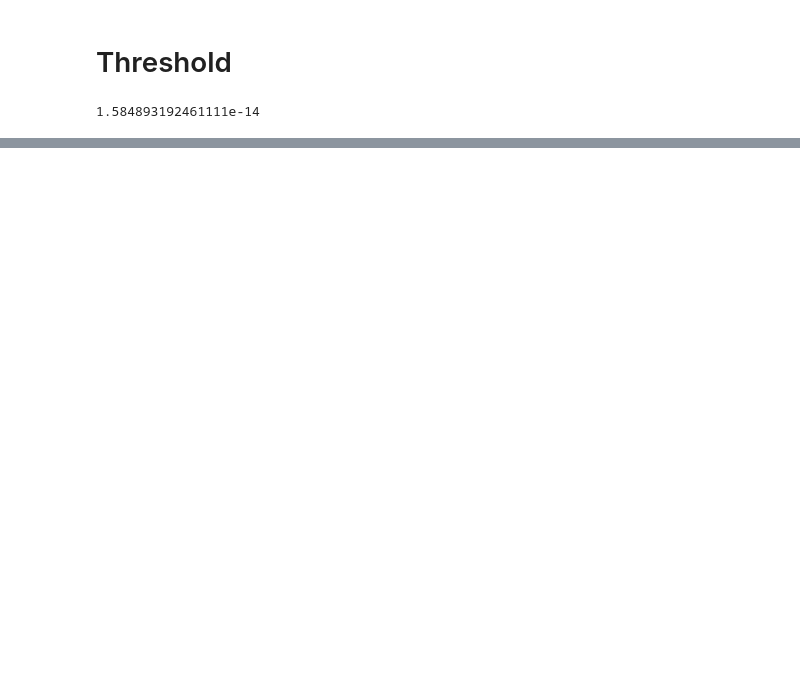
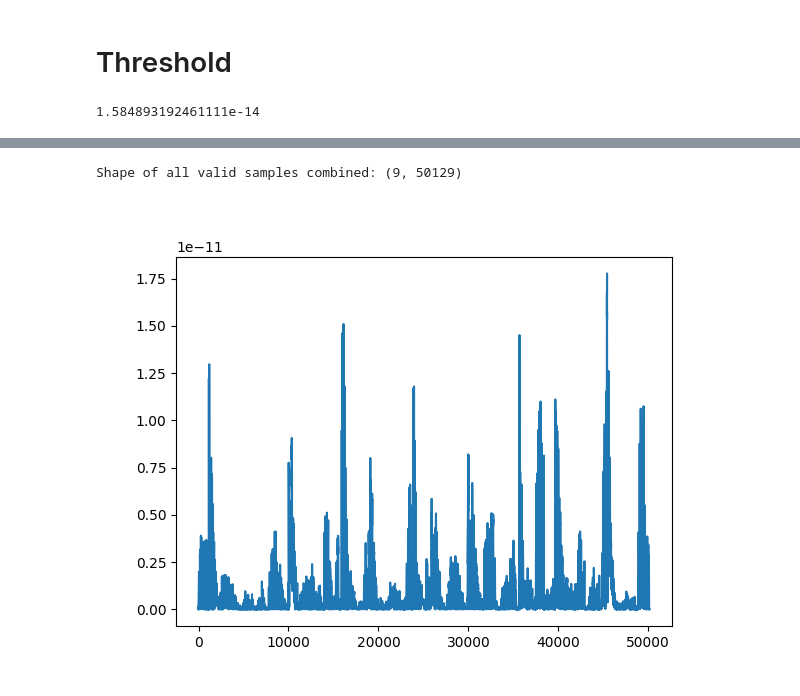
Before and after one commit to P7-Link-state/time_series_estimation, a Jupyter notebook: Threshold_ML.ipynb, the cells around one changed output, grey strips where cells are left out. Drawn from its saved outputs; the diff is of its cells as text; code cells hidden in the pictures; blank space fills up the shorter version.

Commit message:
Update Threshold_ML.ipynb
chunks

```diff
--- a/Threshold_ML.ipynb
+++ b/Threshold_ML.ipynb
@@ -359,0 +241,76 @@ plt.show()
+# %%
+
+import numpy as np
+import matplotlib.pyplot as plt
+
+def extract_largest_non_nan_chunk(data):
+    """
+    Extracts the largest continuous block of non-NaN rows from a 2D array (samples x features),
+    where each row is either fully valid or fully NaN.
+
+    Args:
+        data (numpy.ndarray): 2D array representing satellite pass data (features x samples).
+
+    Returns:
+        numpy.ndarray: Largest contiguous block of non-NaN rows from the input data,
+                       or an empty array if no valid rows exist.
+    """
+    # Identify columns (samples) that are completely free of NaNs across all features (rows)
+    non_nan_mask = ~np.isnan(data).any(axis=0)
+
+    # If no valid samples exist, return an empty array with the correct feature dimensions
+    if not np.any(non_nan_mask):
+        return np.empty((data.shape[0], 0))  # Return empty array with the same number of features
+
+    # Identify contiguous True regions in non_nan_mask (valid samples)
+    starts = np.where(np.diff(np.concatenate([[0], non_nan_mask, [0]])) == 1)[0]
+    ends = np.where(np.diff(np.concatenate([[0], non_nan_mask, [0]])) == -1)[0]
+
+    # Find the largest contiguous block
+    largest_chunk_idx = np.argmax(ends - starts)
+    start_index = starts[largest_chunk_idx]
+    end_index = ends[largest_chunk_idx]
+
+    # # Visualize the data
+    # plt.figure()
+    # plt.plot(data[1][:])  # Plot the second feature (index 1) across all samples
+    # plt.plot(data[1][start_index:end_index])  # Plot the segment of the largest contiguous block
+    # plt.show()
+
+    # print(f"Data shape: {data.shape} -vs- Extracted chunk shape: {data[:, start_index:end_index].shape}")
+
+    # Extract and return the largest contiguous block (all features for the valid samples)
+    # print(type(data[:, start_index:end_index]))
+    return data[:, start_index:end_index]
+
+
+
+
+largest_chunks = []
+for satellite_pass in BAM:
+    largest_chunk = extract_largest_non_nan_chunk(satellite_pass)
+    largest_chunks.append(largest_chunk)
+
+
+# Now we want to concatenate all the largest chunks horizontally (axis=1)
+# First, ensure that all chunks are of shape (9, n), so we can concatenate them
+# Use np.hstack to stack the chunks horizontally
+valid_chunks = [chunk for chunk in largest_chunks if chunk.shape[0] > 0]  # Only keep non-empty chunks
+
+if valid_chunks:
+    # Concatenate all valid chunks along axis 1
+    all_valid_samples = np.hstack(valid_chunks)  # This will combine the chunks (9, total_samples)
+    print(f"Shape of all valid samples combined: {all_valid_samples.shape}")
+else:
+    print("No valid chunks found.")
+# # Convert back to an array
+# BAM_strip = np.array(largest_chunks, dtype=object)
+# print("Shape of nan stripped BAM:", BAM_strip.shape)
+
+# Visualize the data
+plt.figure()
+plt.plot(all_valid_samples[1][:])  # Plot the second feature (index 1) across all samples
+plt.show()
+# %% [output]
+Shape of all valid samples combined: (9, 50129)
+[figure, added]
```
Also changed, not shown: parts of 11 cells of this notebook.
